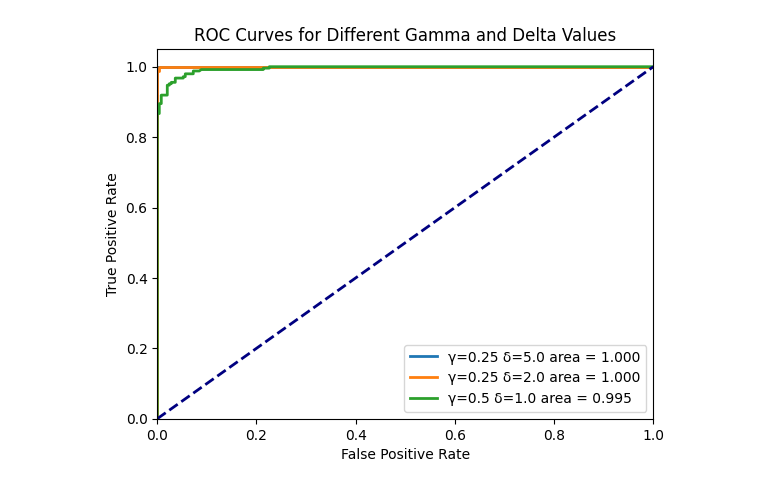
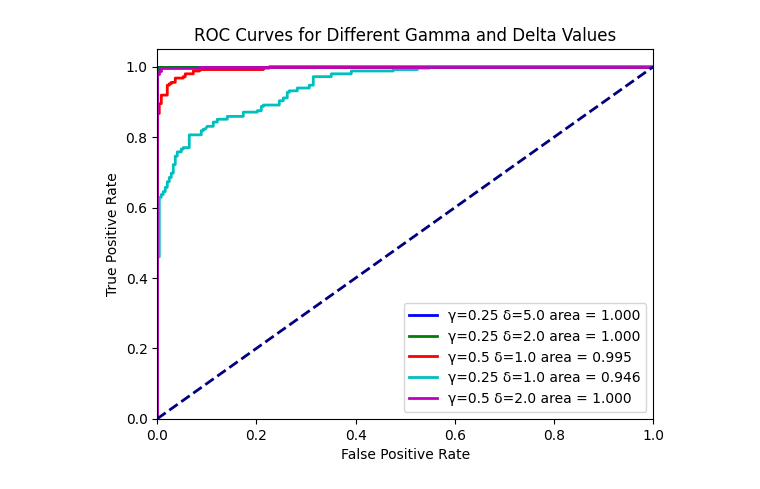
Before and after one commit to blueminh/t-rest, a Jupyter notebook: evaluation/synthcity.ipynb, the cells around one changed output. Drawn from its saved outputs; the diff is of its cells as text; code cells hidden in the pictures.

Commit message:
plots and synthetic data 5 settings

```diff
--- a/evaluation/synthcity.ipynb
+++ b/evaluation/synthcity.ipynb
@@ -196,6 +196,8 @@ def average_zscore(sample_name, gamma, delta, num_tokens, num_samples = 50):
 """
 Trade-off between strength (z-score) and data quality (using synthcity)
 """
+import matplotlib.pyplot as plt
+
 def plot_data_quality_vs_z_score(gamma_delta_pairs, sample_size, num_tokens):
     colors = ['b', 'g', 'r', 'c', 'm', 'y', 'k']  # Define colors for each point
 
@@ -214,10 +216,12 @@ def plot_data_quality_vs_z_score(gamma_delta_pairs, sample_size, num_tokens):
     plt.title('Average Data Quality vs. Average Z-Score')
 
     # for i, txt in enumerate(labels):
-    #     plt.annotate(txt, (average_zscores[i], average_data_qualities[i]), fontsize=12, ha='right', va='bottom')
+    #     plt.annotate(txt, (average_zscores[i]
+    #     , average_data_qualities[i]), fontsize=12, ha='right', va='bottom')
     plt.legend()
     plt.grid(True)
+    # plt.savefig("avg_zscore_and_data_quality.png")
     plt.show()
 
-gamma_delta_pairs = [(0.25, 5.0), (0.25, 2.0), (0.5, 1.0)]
+gamma_delta_pairs = [(0.25, 5.0), (0.25, 2.0), (0.5, 1.0), (0.25, 1.0), (0.5, 2.0)]
 plot_data_quality_vs_z_score(gamma_delta_pairs, 1000, 200)
@@ -256,34 +262,37 @@ def compute_roc_auc(model_names, gamma_delta_pairs, num_samples_per_class, num_t
         fpr, tpr, thresholds = roc_curve(y_true, y_scores)
         roc_auc = auc(fpr, tpr)
 
         results.append((gamma, delta, fpr, tpr, roc_auc))
 
     return results
 
 def plot_roc_curves(results):
     plt.figure()
     lw = 2
-    for gamma, delta, fpr, tpr, roc_auc in results:
-        plt.plot(fpr, tpr, lw=lw, label=f'γ={gamma} δ={delta} area = {roc_auc:.3f}')
+    colors = ['b', 'g', 'r', 'c', 'm', 'y', 'k']  # Define colors for each point
+
+    for i, (gamma, delta, fpr, tpr, roc_auc) in enumerate(results):
+        plt.plot(fpr, tpr, lw=lw, label=f'γ={gamma} δ={delta} area = {roc_auc:.3f}', c=colors[i])
     plt.plot([0, 1], [0, 1], color='navy', lw=lw, linestyle='--')
     plt.xlim([0.0, 1.0])
     plt.ylim([0.0, 1.05])
     plt.xlabel('False Positive Rate')
     plt.ylabel('True Positive Rate')
     plt.title('ROC Curves for Different Gamma and Delta Values')
     plt.legend(loc="lower right")
+    plt.savefig("roc_curves.png")
     plt.show()
 
-gamma_delta_pairs = [(0.25, 5.0), (0.25, 2.0), (0.5, 1.0)]
+gamma_delta_pairs = [(0.25, 5.0), (0.25, 2.0), (0.5, 1.0), (0.25, 1.0), (0.5, 2.0)]
 
 results = compute_roc_auc(
     ["california", "abalone", "adult", "diabetes"],
     gamma_delta_pairs=gamma_delta_pairs,
     num_samples_per_class=250,
     num_tokens_per_sample=200
 )
 
 # Plot all ROC curves
 plot_roc_curves(results)
 # %% [output]
-[figure, old version]
+[figure, new version]
```
Also changed, not shown: parts of 3 cells of this notebook, 13 other files.
